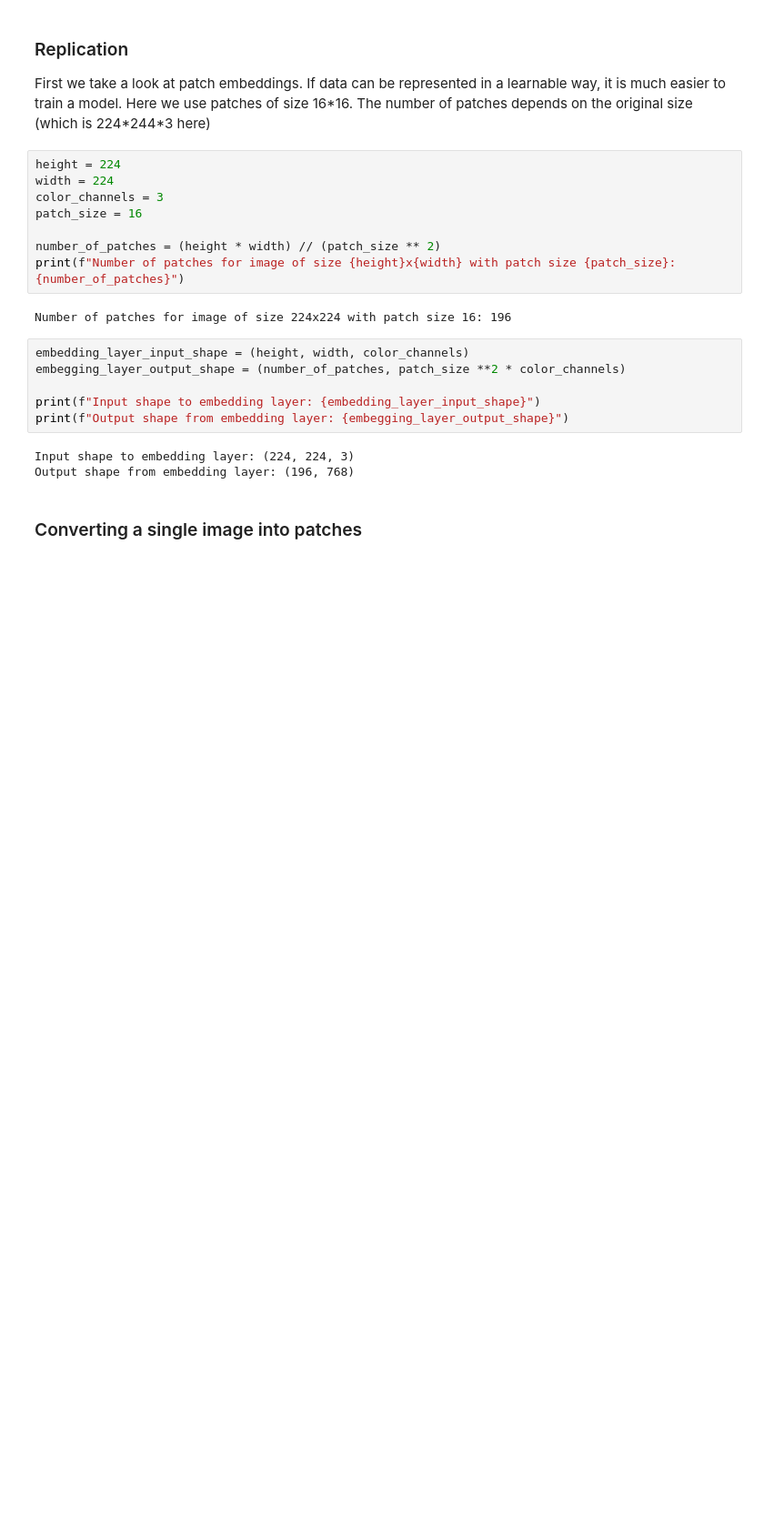
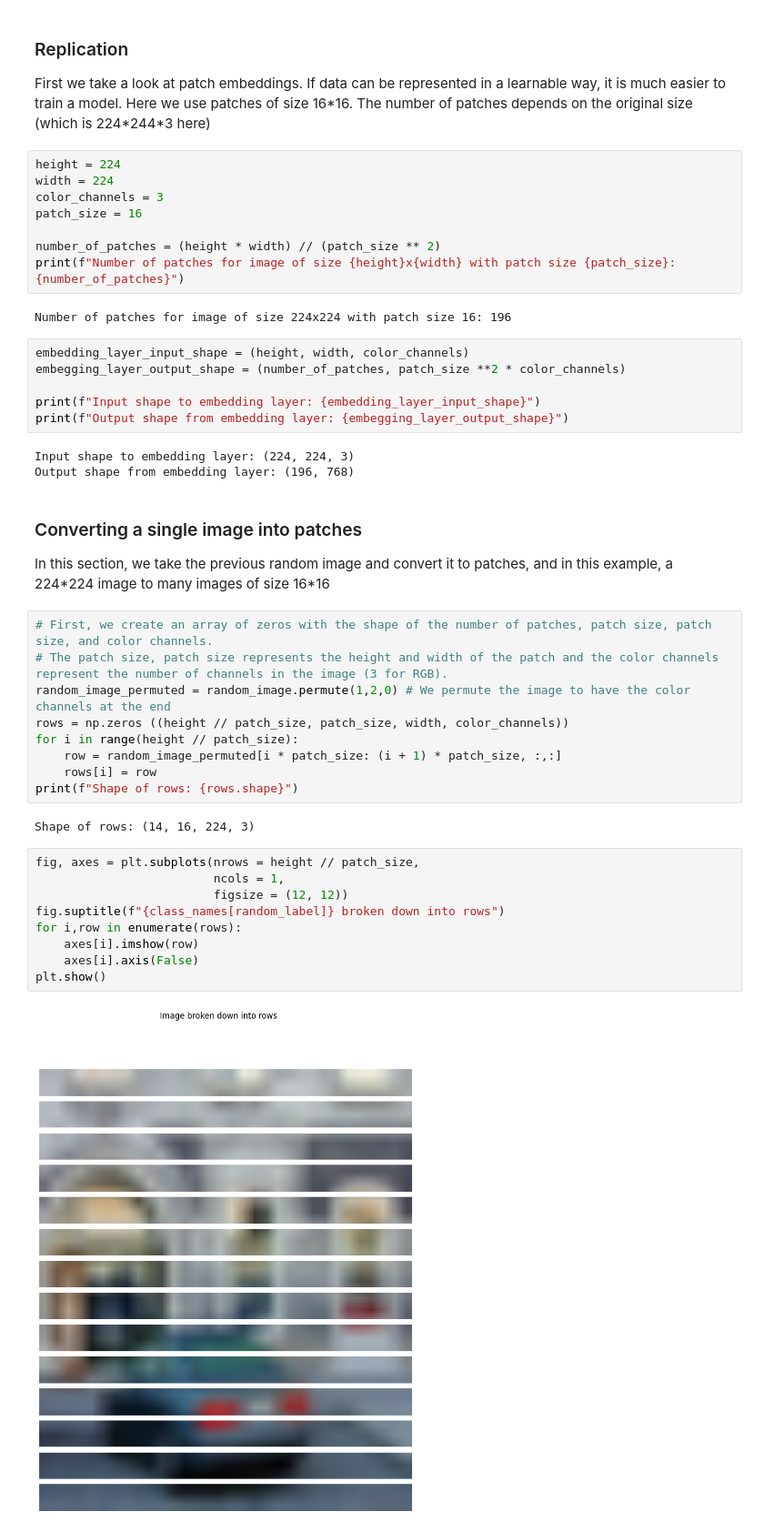
Before and after one commit to Warren-SJ/Experiment-Tracking-ML, a Jupyter notebook: ViT.ipynb, the cells around one changed output. Shown at 91% size. Drawn from its saved outputs; the diff is of its cells as text; blank space fills up the shorter version.

Commit message:
Added image patching

```diff
--- a/ViT.ipynb
+++ b/ViT.ipynb
@@ -181,5 +181,29 @@ print(f"Output shape from embedding layer: {embegging_layer_output_shape}")
 # %% [output]
 Input shape to embedding layer: (224, 224, 3)
 Output shape from embedding layer: (196, 768)
-# %% [markdown]
-### Converting a single image into patches
+# %% [markdown]
+### Converting a single image into patches
+
+In this section, we take the previous random image and convert it to patches, and in this example, a 224\*224 image to many images of size 16\*16
+# %%
+# First, we create an array of zeros with the shape of the number of patches, patch size, patch size, and color channels.
+# The patch size, patch size represents the height and width of the patch and the color channels represent the number of channels in the image (3 for RGB).
+random_image_permuted = random_image.permute(1,2,0) # We permute the image to have the color channels at the end
+rows = np.zeros ((height // patch_size, patch_size, width, color_channels))
+for i in range(height // patch_size):
+    row = random_image_permuted[i * patch_size: (i + 1) * patch_size, :,:]
+    rows[i] = row
+print(f"Shape of rows: {rows.shape}")
+# %% [output]
+Shape of rows: (14, 16, 224, 3)
+# %%
+fig, axes = plt.subplots(nrows = height // patch_size,
+                         ncols = 1,
+                         figsize = (12, 12))
+fig.suptitle(f"{class_names[random_label]} broken down into rows")
+for i,row in enumerate(rows):
+    axes[i].imshow(row)
+    axes[i].axis(False)
+plt.show()
+# %% [output]
+[figure, added]
```
Also changed, not shown: parts of 4 cells of this notebook.
